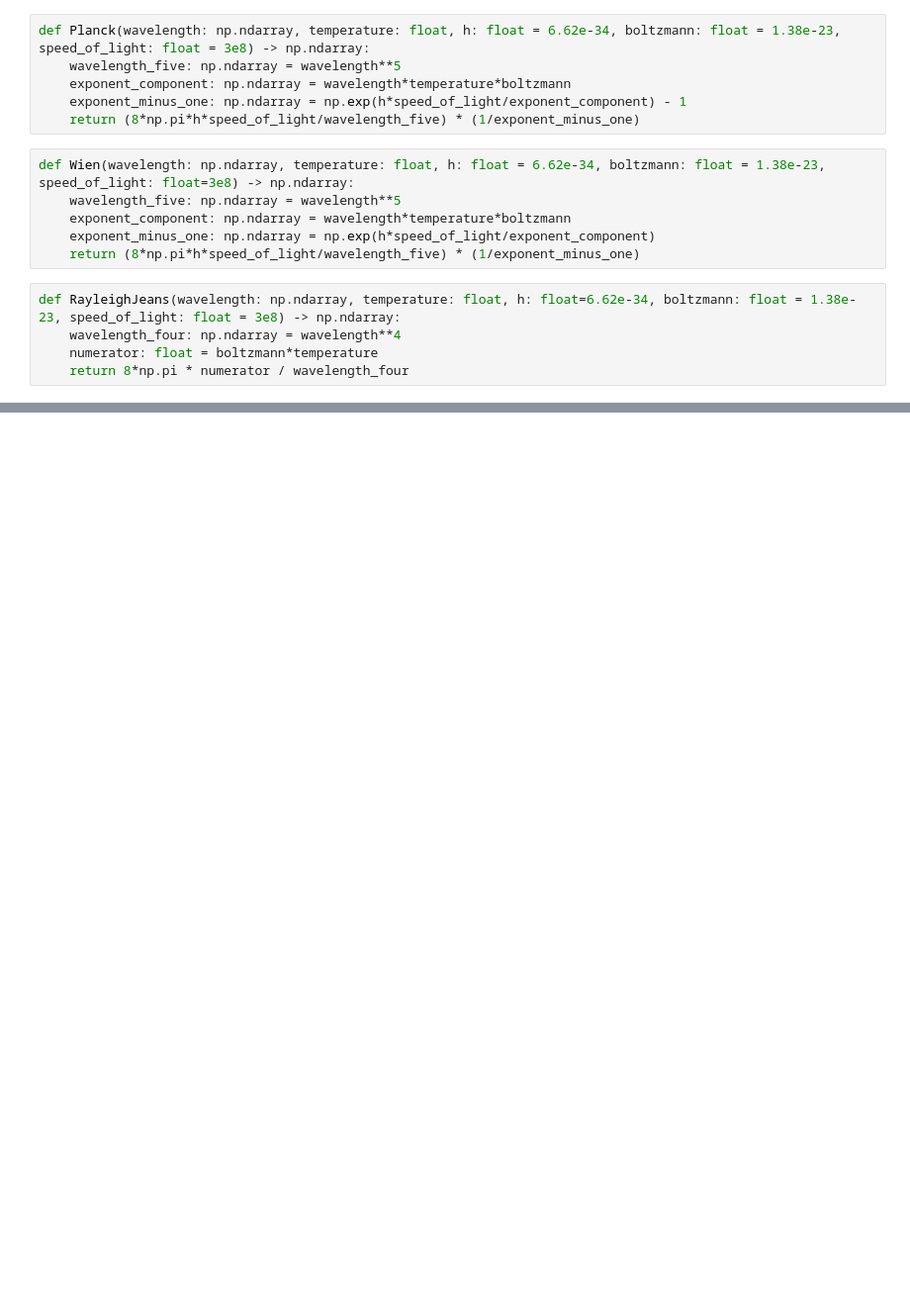
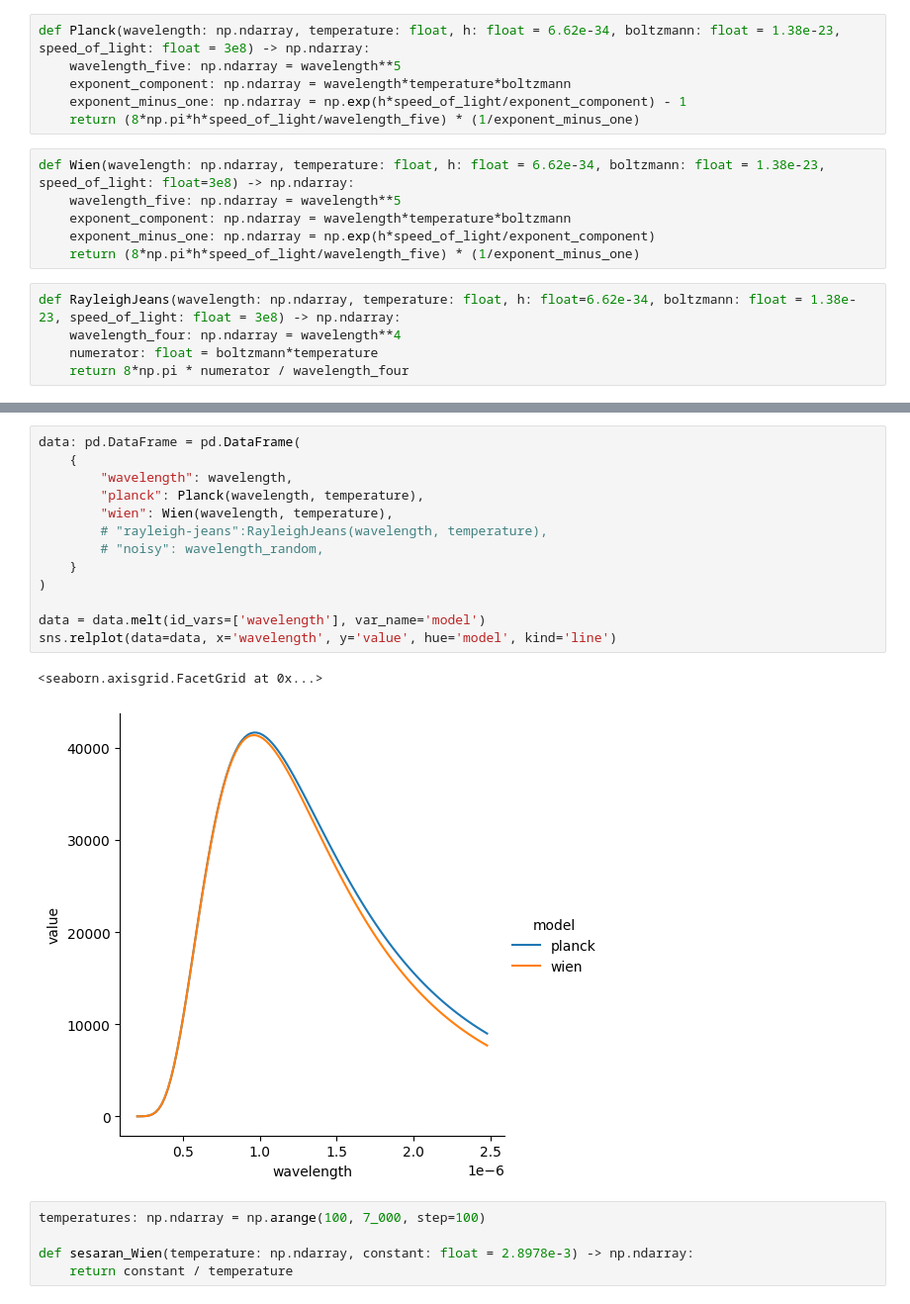
Before and after one commit to Thaza-Kun/mekanik-kuantum, a Jupyter notebook: notebooks/sinaran-jasad-hitam.ipynb, the cells around one changed output, grey strips where cells are left out. Shown: that part at 99% size. Cells and saved outputs as stored; diff of their text form; blank space fills up the shorter version.

```diff
--- a/notebooks/sinaran-jasad-hitam.ipynb
+++ b/notebooks/sinaran-jasad-hitam.ipynb
@@ -53,0 +49,21 @@ interactive(children=(IntSlider(value=3000, description='suhu (K)', max=3500, mi
+# %%
+data: pd.DataFrame = pd.DataFrame(
+    {
+        "wavelength": wavelength,
+        "planck": Planck(wavelength, temperature),
+        "wien": Wien(wavelength, temperature),
+        # "rayleigh-jeans":RayleighJeans(wavelength, temperature),
+        # "noisy": wavelength_random,
+    }
+)
+
+data = data.melt(id_vars=['wavelength'], var_name='model')
+sns.relplot(data=data, x='wavelength', y='value', hue='model', kind='line')
+# %% [output]
+<seaborn.axisgrid.FacetGrid at 0x...>
+[figure, added]
+# %%
+temperatures: np.ndarray = np.arange(100, 7_000, step=100)
+
+def sesaran_Wien(temperature: np.ndarray, constant: float = 2.8978e-3) -> np.ndarray:
+    return constant / temperature
```
Also changed, not shown: parts of 2 cells of this notebook, 5 other files.
